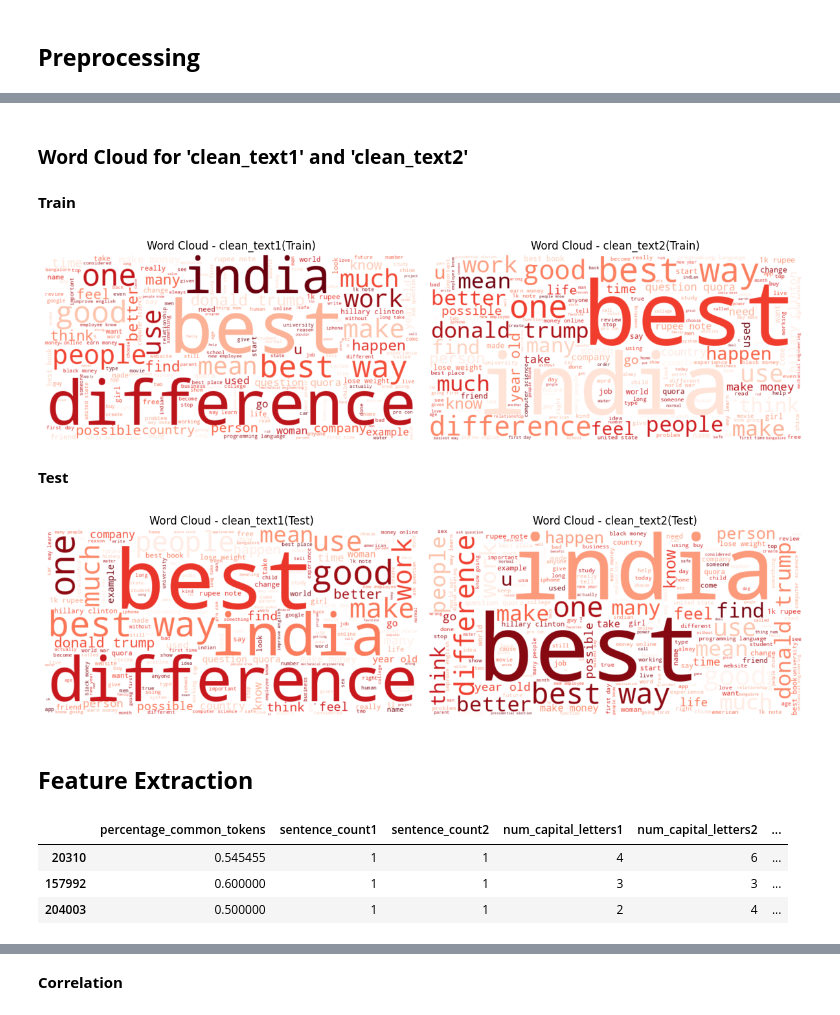
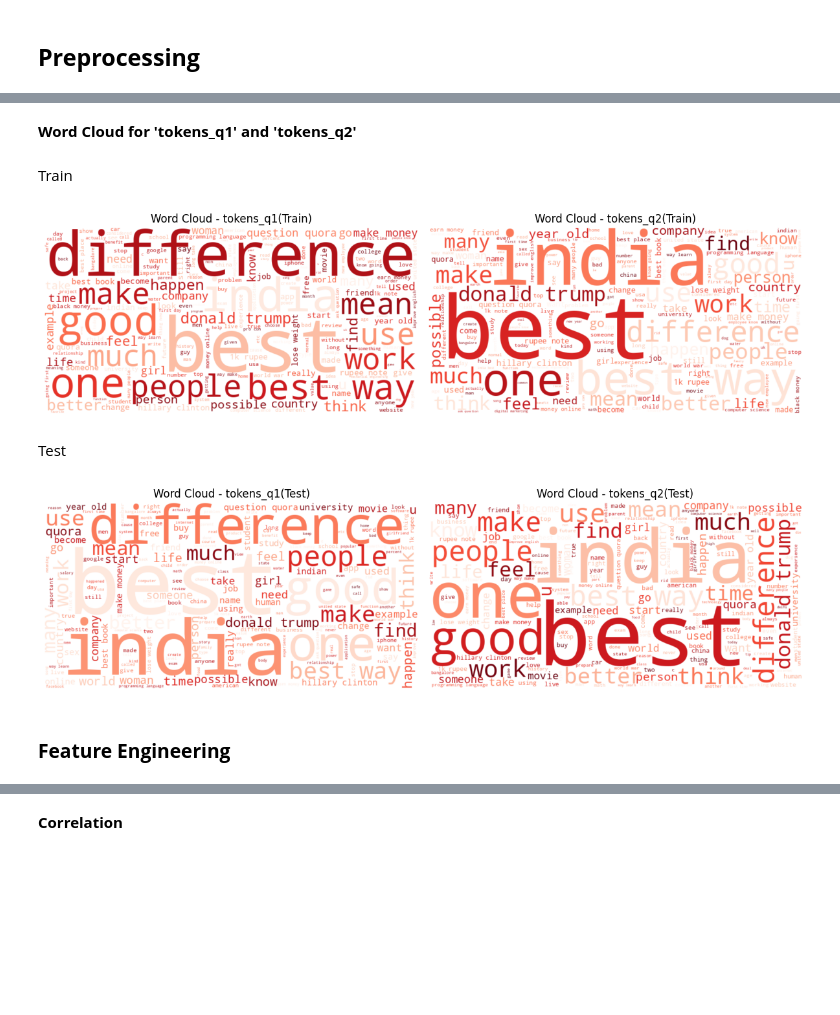
Before and after one commit to PerisN/Quora-Similarity, a Jupyter notebook: notebooks/text_preprocessing.ipynb, the cells around one changed output, grey strips where cells are left out. Saved outputs shown, nothing was run; the diff lists cells and outputs as text; code cells hidden in the pictures; blank space fills up the shorter version.

```diff
--- a/notebooks/text_preprocessing.ipynb
+++ b/notebooks/text_preprocessing.ipynb
@@ -99,13 +89,17 @@ df.shape
 
 ---
 # %%
-X = df.drop(['is_duplicate', 'qid1', 'qid2'], axis = 1)
+X = df.drop(['is_duplicate', 'qid1', 'qid2'], axis =1)
 y = df['is_duplicate']
 
-# Split the data into training and testing sets (80% train, 20% test)
-X_train, X_test, y_train, y_test = train_test_split(X, y, test_size=0.2, random_state=42, stratify = y)
+# Split the data into training, test and validation sets
+X_train, X_test, y_train, y_test = train_test_split(X, y, test_size=0.3, random_state=42, stratify = y) # 70 % train, 30 % test
+
+# Create DataFrames for training, test, and validation sets
+train_df = pd.concat([X_train, y_train], axis=1)
+test_df = pd.concat([X_test, y_test], axis=1)
 
 # Print the shapes of the resulting sets
-print("Training set shape:", X_train.shape)
-print("Testing set shape:", X_test.shape)
+print("Training set shape:", train_df.shape)
+print("Test set shape:", test_df.shape)
 # %% [output]
@@ -190,58 +187,58 @@ gc.collect()
 # %% [markdown]
-### **Word Cloud for 'clean_text1' and 'clean_text2'**
+**Word Cloud for 'tokens_q1' and 'tokens_q2'**
-# %% [markdown]
-**Train**
+# %% [markdown]
+Train
 # %%
 # Join tokens to form strings
-clean_text1_str1 = [' '.join(tokens) for tokens in X_train['clean_text1']]
-clean_text2_str1 = [' '.join(tokens) for tokens in X_train['clean_text2']]
+tokens_q1_str1 = [' '.join(tokens) for tokens in train_df['tokens_q1']]
+tokens_q2_str1 = [' '.join(tokens) for tokens in train_df['tokens_q2']]
 
 # Generate word clouds for 'tokens_q1' and 'tokens_q2'
-wordcloud_q1 = WordCloud(width=800, height=400, background_color='white', colormap='Reds').generate(' '.join(clean_text1_str1))
-wordcloud_q2 = WordCloud(width=800, height=400, background_color='white', colormap='Reds').generate(' '.join(clean_text2_str1))
+wordcloud_q1 = WordCloud(width=800, height=400, background_color='white', colormap='Reds').generate(' '.join(tokens_q1_str1))
+wordcloud_q2 = WordCloud(width=800, height=400, background_color='white', colormap='Reds').generate(' '.join(tokens_q2_str1))
 
 # Plot word clouds
 plt.figure(figsize=(12, 6))
 plt.subplot(1, 2, 1)
 plt.imshow(wordcloud_q1, interpolation='bilinear')
-plt.title("Word Cloud - clean_text1(Train)")
+plt.title("Word Cloud - tokens_q1(Train)")
 plt.axis("off")
 
 plt.subplot(1, 2, 2)
 plt.imshow(wordcloud_q2, interpolation='bilinear')
-plt.title("Word Cloud - clean_text2(Train)")
+plt.title("Word Cloud - tokens_q2(Train)")
 plt.axis("off")
 
 plt.tight_layout()
 plt.show()
 # %% [output]
-[figure, old version]
+[figure, new version]
-# %% [markdown]
-**Test**
+# %% [markdown]
+Test
 # %%
 # Join tokens to form strings
-clean_text1_str2 = [' '.join(tokens) for tokens in X_test['clean_text1']]
-clean_text2_str2 = [' '.join(tokens) for tokens in X_test['clean_text2']]
+tokens_q1_str2 = [' '.join(tokens) for tokens in test_df['tokens_q1']]
+tokens_q2_str2 = [' '.join(tokens) for tokens in test_df['tokens_q2']]
 
 # Generate word clouds for 'tokens_q1' and 'tokens_q2'
-wordcloud_q1 = WordCloud(width=800, height=400, background_color='white', colormap='Reds').generate(' '.join(clean_text1_str1))
-wordcloud_q2 = WordCloud(width=800, height=400, background_color='white', colormap='Reds').generate(' '.join(clean_text2_str1))
+wordcloud_q1 = WordCloud(width=800, height=400, background_color='white', colormap='Reds').generate(' '.join(tokens_q1_str2))
+wordcloud_q2 = WordCloud(width=800, height=400, background_color='white', colormap='Reds').generate(' '.join(tokens_q2_str2))
 
 # Plot word clouds
 plt.figure(figsize=(12, 6))
 plt.subplot(1, 2, 1)
 plt.imshow(wordcloud_q1, interpolation='bilinear')
-plt.title("Word Cloud - clean_text1(Test)")
+plt.title("Word Cloud - tokens_q1(Test)")
 plt.axis("off")
 
 plt.subplot(1, 2, 2)
 plt.imshow(wordcloud_q2, interpolation='bilinear')
-plt.title("Word Cloud - clean_text2(Test)")
+plt.title("Word Cloud - tokens_q2(Test)")
 plt.axis("off")
 
 plt.tight_layout()
 plt.show()
 # %% [output]
-[figure, old version]
+[figure, new version]
 # %% [markdown]
-## **Feature Extraction**
+### **Feature Engineering**
@@ -302,10 +244,0 @@ X_test[['starts_with_are', 'starts_with_can', 'starts_with_how']] = X_test[['sta
-# %%
-# Sample of the extracted features
-
-X_train[['percentage_common_tokens', 'sentence_count1', 'sentence_count2', 'num_capital_letters1',
-         'num_capital_letters2','num_question_marks1', 'num_question_marks2', 'starts_with_are', 'starts_with_can', 'starts_with_how']].sample(3)
-# %% [output]
-|  | percentage_common_tokens | sentence_count1 | sentence_count2 | num_capital_letters1 | num_capital_letters2 | ... |
-| 20310 | 0.545455 | 1 | 1 | 4 | 6 | ... |
-| 157992 | 0.600000 | 1 | 1 | 3 | 3 | ... |
-| 204003 | 0.500000 | 1 | 1 | 2 | 4 | ... |
```
Also changed, not shown: parts of 54 cells of this notebook.
